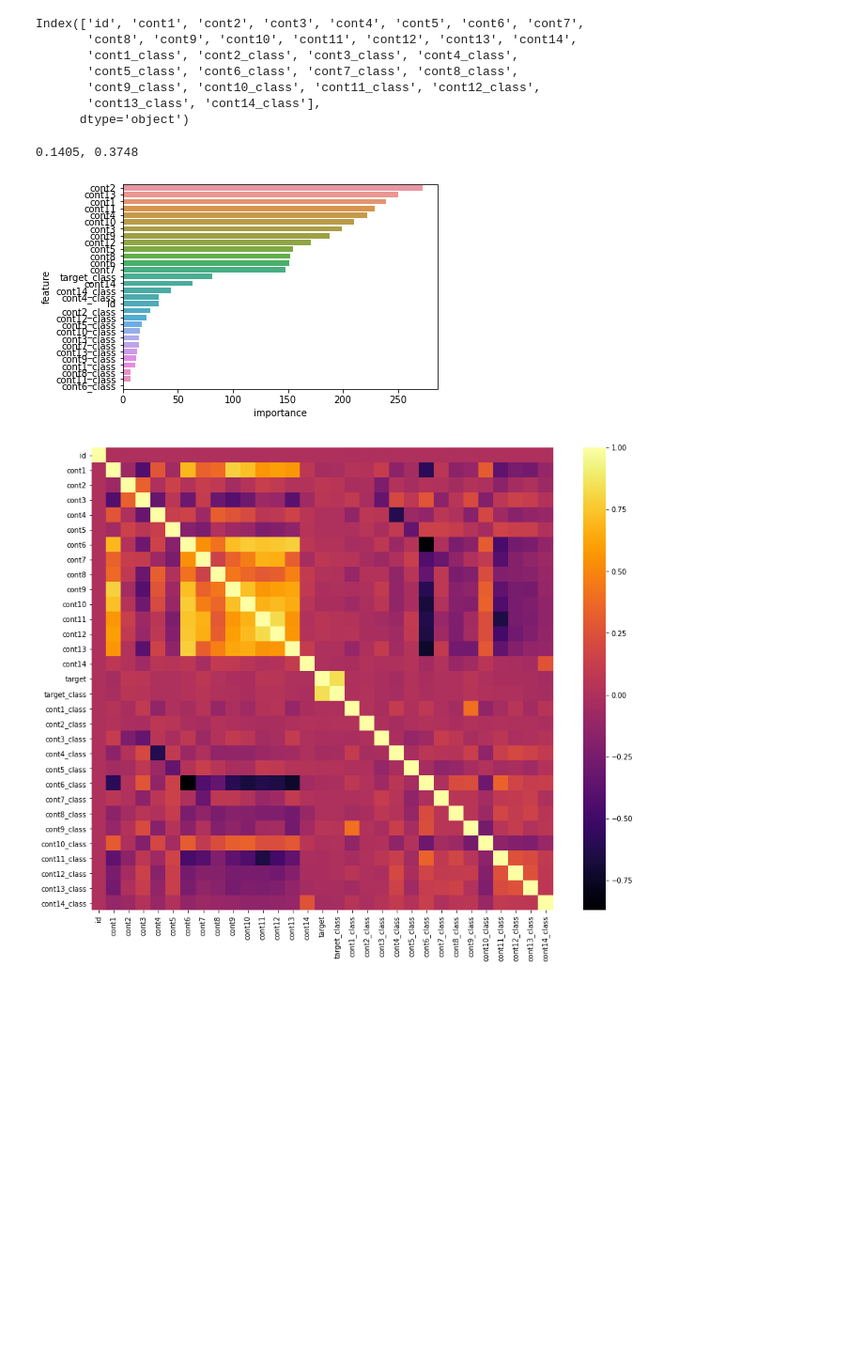
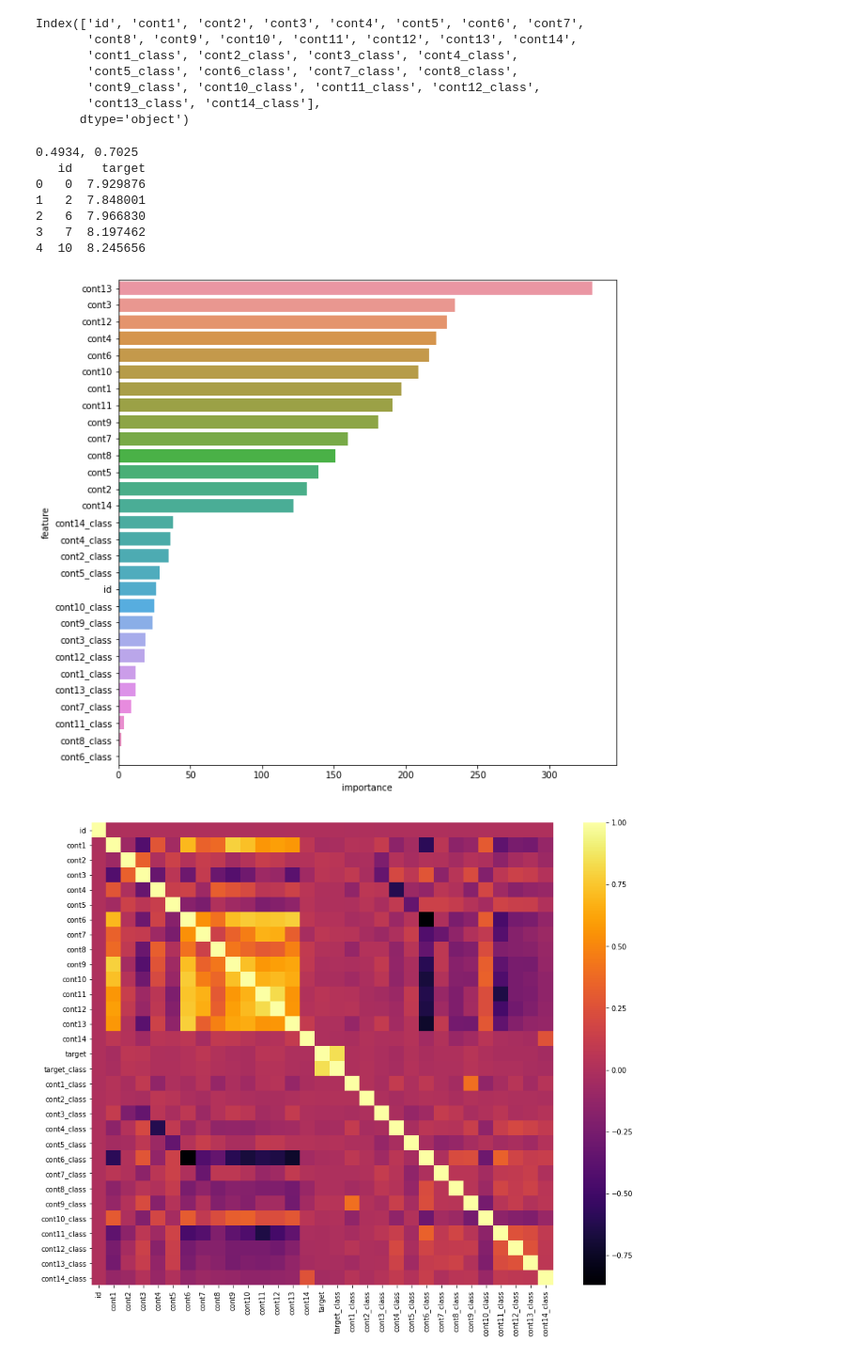
Before and after one commit to akiabe/kaggle_tabular-playground-Jan2021, a Jupyter notebook: notebooks/EDA_and_Modeling.ipynb, the cells around one changed output. Shown: that part at 94% size. Drawn from its saved outputs; the diff is of its cells as text; code cells hidden in the pictures; blank space fills up the shorter version.

```diff
--- a/notebooks/EDA_and_Modeling.ipynb
+++ b/notebooks/EDA_and_Modeling.ipynb
@@ -86,6 +86,7 @@ if __name__ == "__main__":
         ytrain,
         test_size=0.2,
     )
+    X_test = xtest
 
     model = lgb.LGBMRegressor()
     model.fit(X_train, y_train)
@@ -101,4 +102,10 @@ if __name__ == "__main__":
     #explainer = shap.Explainer(model, X_train)
     #shap_values = explainer.shap_values(X_train)
     #shap.summary_plot(shap_values, X_train)
+
+    y_test_preds = model.predict(X_test)
+    submission = pd.DataFrame()
+    submission["id"] = X_test.loc[:,"id"]
+    submission["target"] = y_test_preds
+    print(submission.head())
 # %% [output]
@@ -163,32 +176,47 @@ Index(['id', 'cont1', 'cont2', 'cont3', 'cont4', 'cont5', 'cont6', 'cont7',
        'cont13_class', 'cont14_class'],
       dtype='object')
 # %%
-xtrain = train.drop(["target"], axis=1)
+xtrain = train.drop(["target", "target_class"], axis=1)
 ytrain = train["target"]
 xtest = test
 # %%
 if __name__ == "__main__":
     X_train, X_valid, y_train, y_valid = model_selection.train_test_split(
         xtrain,
         ytrain,
         test_size=0.2,
     )
+    X_test = xtest
 
     model = lgb.LGBMRegressor()
     model.fit(X_train, y_train)
     preds = model.predict(X_valid)
     mse = metrics.mean_squared_error(y_valid, preds)
     rmse = np.sqrt(metrics.mean_squared_error(y_valid, preds))
     print(f"{mse:.4f}, {rmse:.4f}")
 
     importance = pd.DataFrame()
     importance["feature"] = xtrain.columns
     importance["importance"] = model.feature_importances_
     importance = importance.sort_values(by=["importance"], ascending=False)
+
+    plt.figure(figsize=(10,10))
     sns.barplot(data=importance, x="importance", y="feature");
+
+    y_test_preds = model.predict(X_test)
+    submission = pd.DataFrame()
+    submission["id"] = X_test.loc[:,"id"]
+    submission["target"] = y_test_preds
+    print(submission.head())
 # %% [output]
-0.1405, 0.3748
+0.4934, 0.7025
+   id    target
+0   0  7.929876
+1   2  7.848001
+2   6  7.966830
+3   7  8.197462
+4  10  8.245656
-[figure, old version]
+[figure, new version]
 # %%
 corr = train.corr()
 
```
Also changed, not shown: parts of 16 cells of this notebook.
